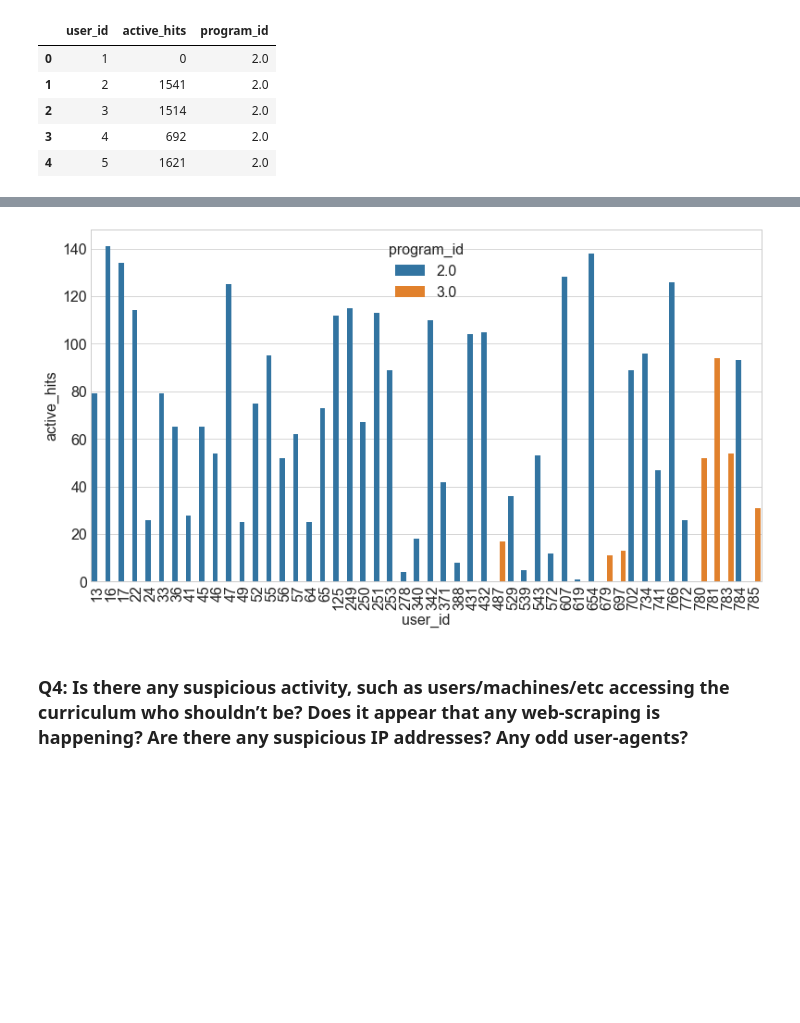
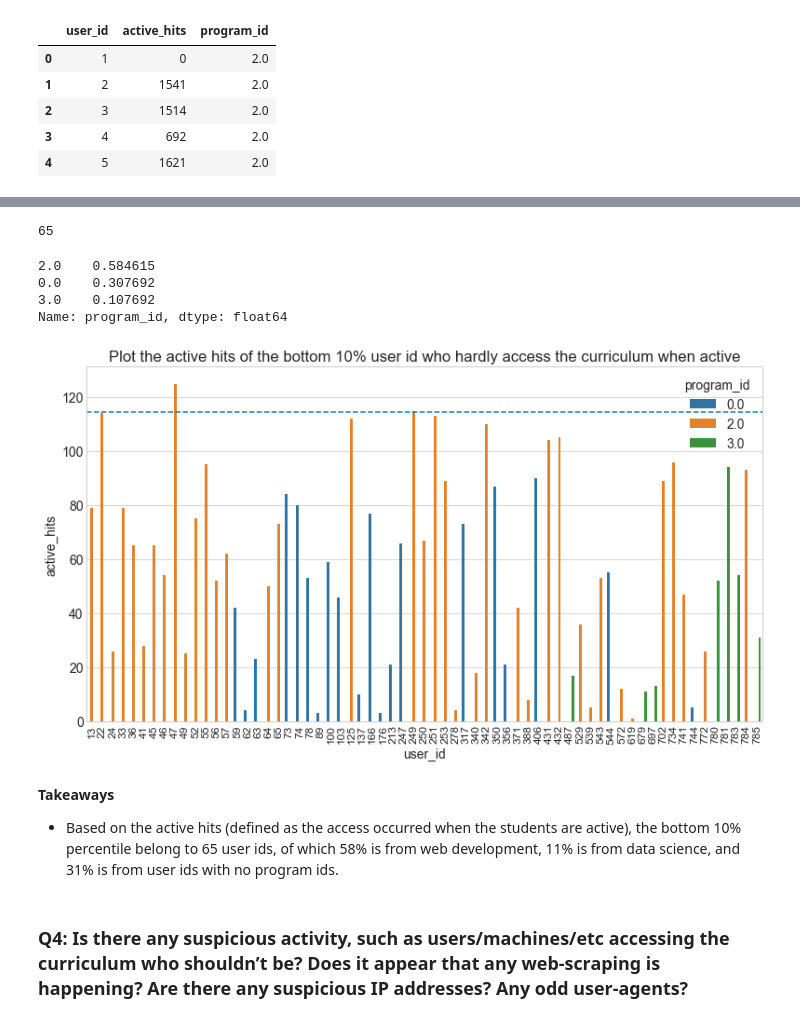
Before and after one commit to Yongliang-Shi/Anomaly-Detection-in-the-Curriculum-Access-Log, a Jupyter notebook: explore_log.ipynb, the cells around one changed output, grey strips where cells are left out. Cells and saved outputs as stored; diff of their text form; code cells hidden in the pictures; blank space fills up the shorter version.

```diff
--- a/explore_log.ipynb
+++ b/explore_log.ipynb
@@ -15,7 +15,7 @@ import wrangle, env
 # plotting defaults
 plt.rc('figure', figsize=(13, 7))
 plt.style.use('seaborn-whitegrid')
-plt.rc('font', size=16)
+plt.rc('font', size=14)
 # %%
 # Load the prepared dataset
 
@@ -332,0 +343,9 @@ user_id_hits_rare.head()
+# %%
+# Pick the bottom 10% user id with the least active hits
+user_id_hits_rare = user_id_hits[mask_active_hits].sort_values(by='active_hits').head(65)
+
+# Print the shape
+print(user_id_hits_rare.shape)
+
+# Take a peek at the df
+user_id_hits_rare.head()
@@ -333,11 +360,29 @@ user_id_hits_rare.head()
+# %%
+# Compute the count of the unique ids
+user_id_hits_rare.user_id.nunique()
+# %% [output]
+65
+# %%
+# Compute the relative frequency according to the program ids
+user_id_hits_rare.program_id.value_counts(normalize=True)
+# %% [output]
+2.0    0.584615
+0.0    0.307692
+3.0    0.107692
+Name: program_id, dtype: float64
 # %%
-# Viz the bottom 50 user id based on program id.
+# Viz the bottom 10% user id based on program id.
 
 sns.barplot(data=user_id_hits_rare, x='user_id', y='active_hits', hue='program_id')
-plt.xticks(rotation='vertical')
+plt.xticks(rotation='vertical', fontsize=12)
+plt.axhline(y=114.4, linestyle='dashed')
+plt.title('Plot the active hits of the bottom 10% user id who hardly access the curriculum when active')
 plt.show()
 # %% [output]
-[figure, old version]
+[figure, new version]
+# %% [markdown]
+**Takeaways**
+- Based on the active hits (defined as the access occurred when the students are active), the bottom 10% percentile belong to 65 user ids, of which 58% is from web development, 11% is from data science, and 31% is from user ids with no program ids.
 # %% [markdown]
 ### Q4: Is there any suspicious activity, such as users/machines/etc accessing the curriculum who shouldn’t be? Does it appear that any web-scraping is happening? Are there any suspicious IP addresses? Any odd user-agents?
 # %% [markdown]
```
Also changed, not shown: parts of 44 cells of this notebook.
